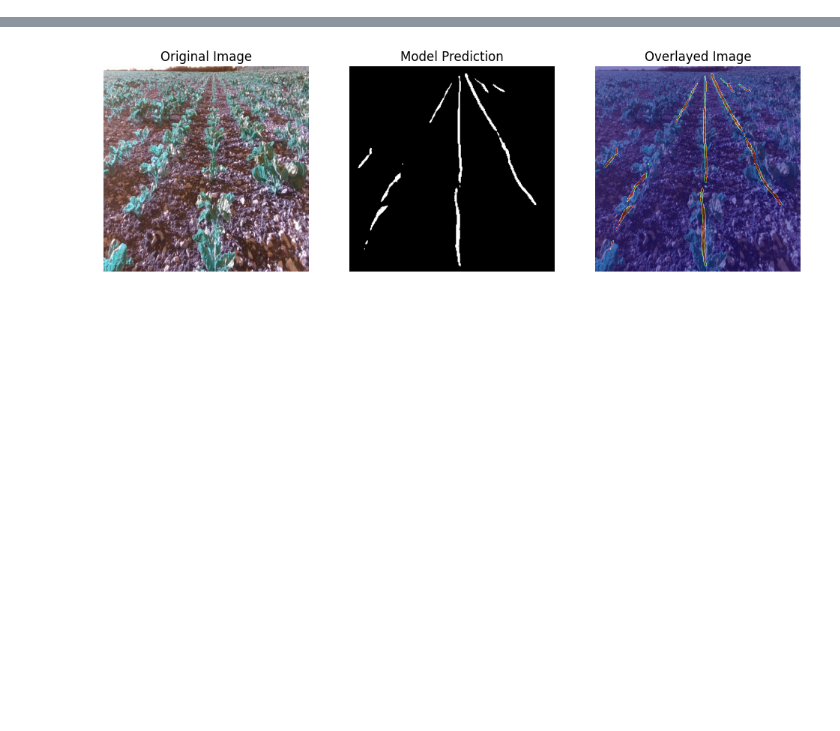
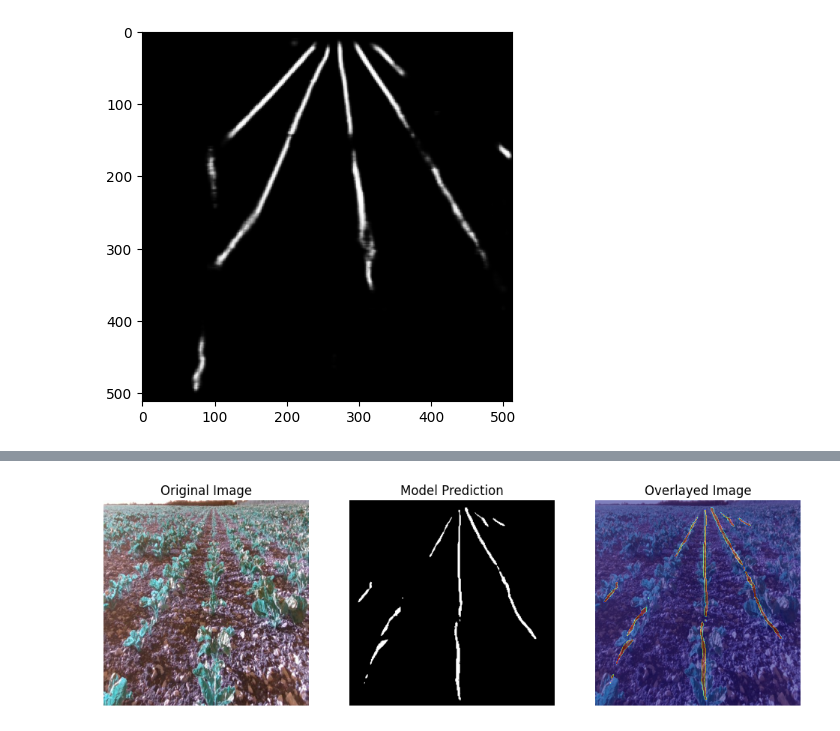
Before and after one commit to RamboNumber5/CropRowDetection, a Jupyter notebook: unet-rgbd/inference.ipynb, the cells around one changed output, grey strips where cells are left out. Cells and saved outputs as stored; diff of their text form; code cells hidden in the pictures; blank space fills up the shorter version.

Commit message:
Investigating the issue with not producing the same inference as the result images show

```diff
--- a/unet-rgbd/inference.ipynb
+++ b/unet-rgbd/inference.ipynb
@@ -38,7 +30,7 @@ conv9 shape: (None, 512, 512, 2)
 # %%
 # Step 2: Load and preprocess the image
 # Example: Load an image from file
-image_path = 'data/test/image/19.jpg'
+image_path = 'data/test/image/0.jpg'
 img = cv2.imread(image_path, cv2.IMREAD_COLOR)  # Use IMREAD_COLOR if it's a color image
 
 # Resize the image to match the input size expected by your U-Net (e.g., 256x256)
@@ -57,5 +49,6 @@ prediction = model.predict(img_input)
 # Step 4: Postprocess and visualize the result
 # For binary segmentation (thresholding)
 prediction = prediction.squeeze()  # Remove batch and channel dimensions if it's single-channel output
-prediction = (prediction > 0.5).astype(np.uint8)  # Apply threshold to get binary mask
+plt.imshow(prediction, cmap='gray')
+prediction = (prediction > 0.9).astype(np.uint8)  # Apply threshold to get binary mask
 # %% [output]
@@ -62,0 +56 @@ prediction = (prediction > 0.5).astype(np.uint8)  # Apply threshold to get binar
+[figure, added]
```
Also changed, not shown: parts of 5 cells of this notebook, 2 other files.
